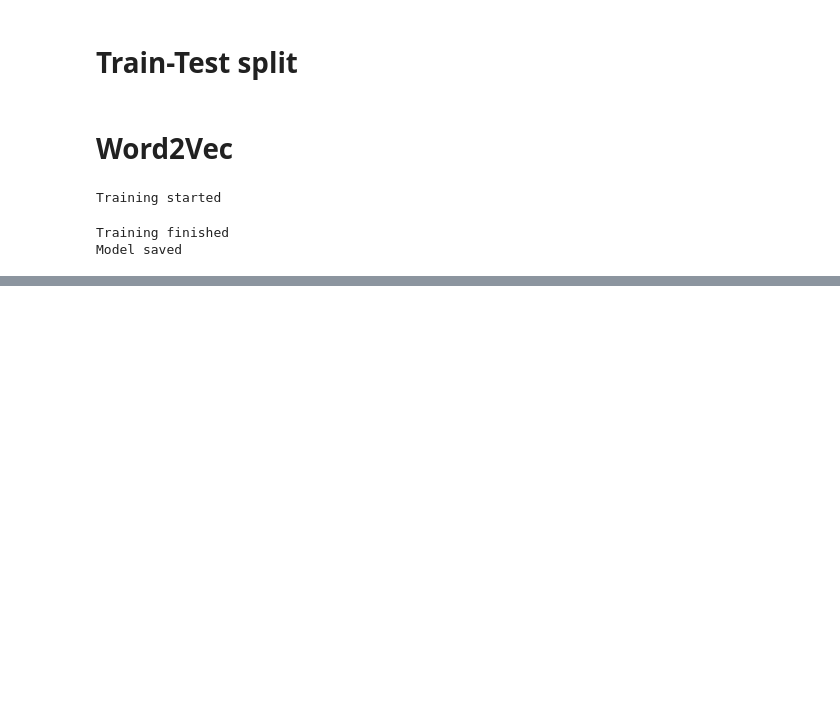
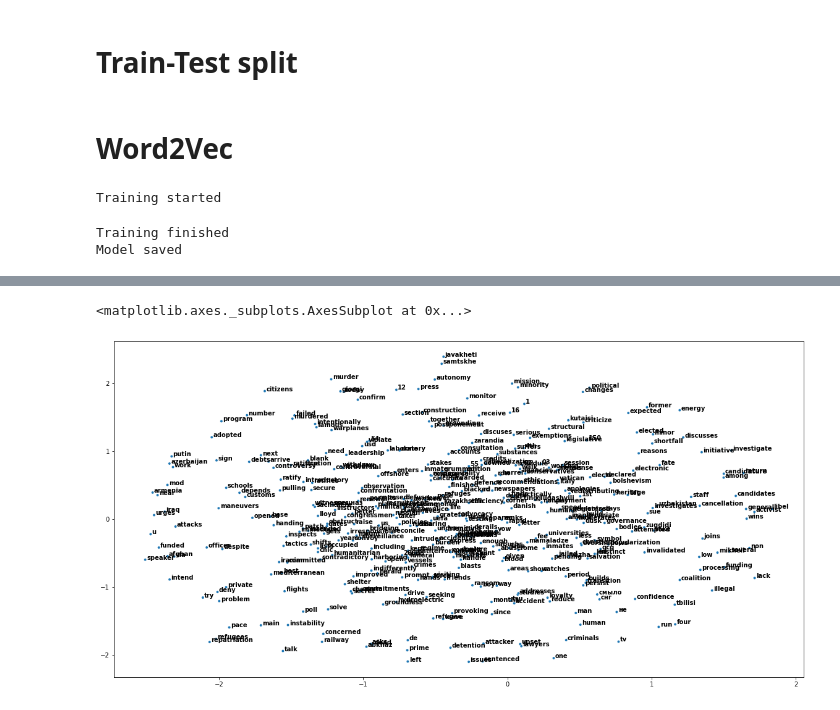
Before and after one commit to ravil-gasanov/civilnews-article-headlines, a Jupyter notebook: notebooks/playground.ipynb, the cells around one changed output, grey strips where cells are left out. Cells and saved outputs as stored; diff of their text form; code cells hidden in the pictures; blank space fills up the shorter version.

Commit message:
added t-sne visualization for w2v embeddings

```diff
--- a/notebooks/playground.ipynb
+++ b/notebooks/playground.ipynb
@@ -40,7 +44,7 @@ train, test = train_test_split(clean, train_size = 0.1, shuffle = False)
 # %% [markdown]
 # Word2Vec
 # %%
-word2vec = Word2Vec(epochs = 1)
+word2vec = Word2Vec(epochs = 100)
 # %%
 word2vec.fit(train['tokens'])
 # %% [output]
@@ -53,0 +65,30 @@ train.head()
+# %%
+from sklearn.manifold import TSNE
+
+tsne = TSNE(n_components = 2, init = 'random', random_state = 10, perplexity = 100)
+
+word_embedding = dict(zip(train['tokens'].explode(), train['embeddings'].explode()))
+word_embedding = pd.DataFrame.from_dict(word_embedding, orient = 'index').sample(400).reset_index()
+# %%
+tsne_df = tsne.fit_transform(word_embedding.loc[:, 1:])
+# %%
+import matplotlib.pyplot as plt
+import seaborn as sns
+
+def scatter_text():
+    """Scatter plot with country codes on the x y coordinates
+       Based on this answer: https://stackoverflow.com/a/54789170/2641825"""
+    # Create the scatter plot
+    p1 = sns.scatterplot(tsne_df[:, 0], tsne_df[:, 1],  size = 8, legend=False)
+    # Add text besides each point
+    for line in range(0, len(tsne_df)):
+         p1.text(tsne_df[line, 0]+0.01, tsne_df[line, 1],
+                 word_embedding['index'][line], horizontalalignment='left',
+                 size='medium', color='black', weight='semibold')
+    return p1
+
+plt.figure(figsize=(20,10))
+scatter_text()
+# %% [output]
+<matplotlib.axes._subplots.AxesSubplot at 0x...>
+[figure, added]
```
Also changed, not shown: parts of 3 cells of this notebook, 1 other file.
